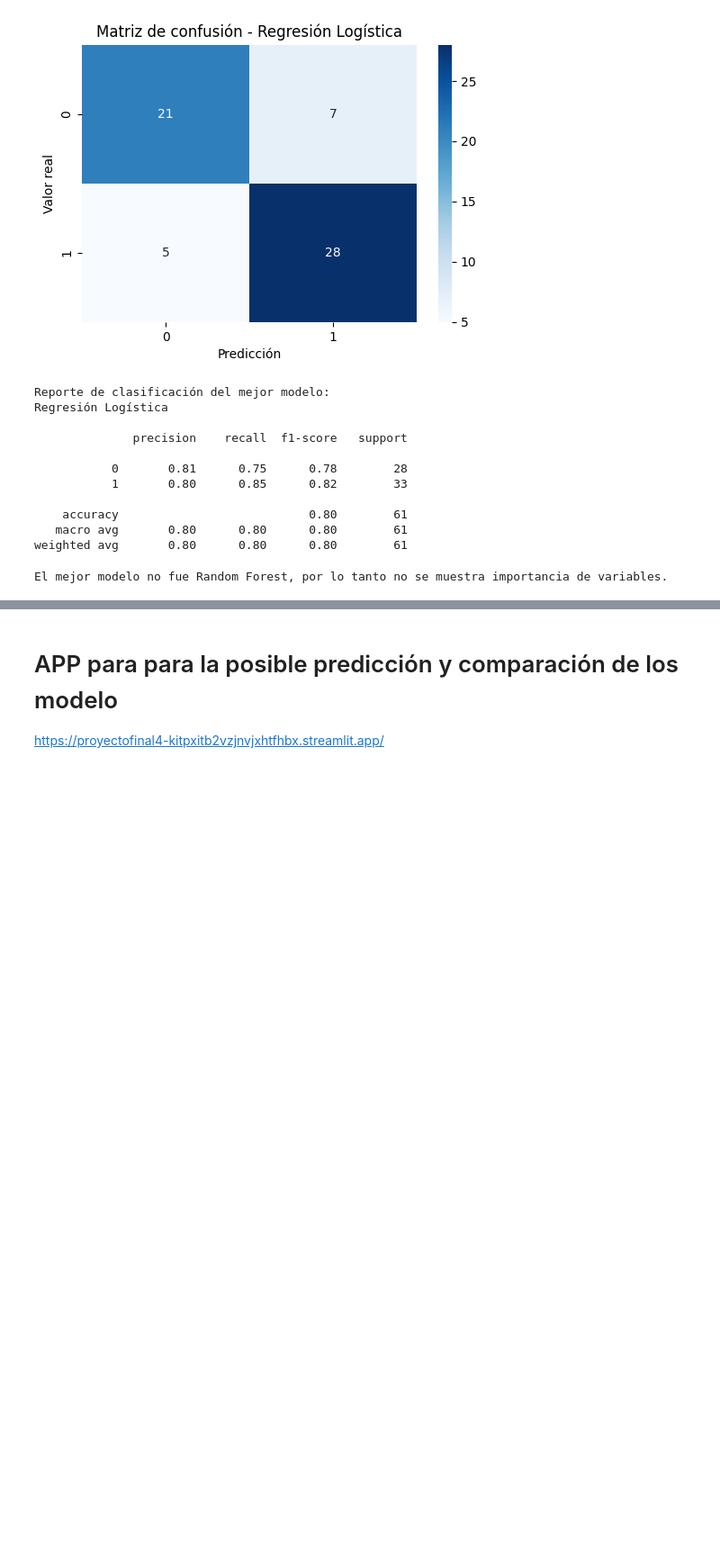
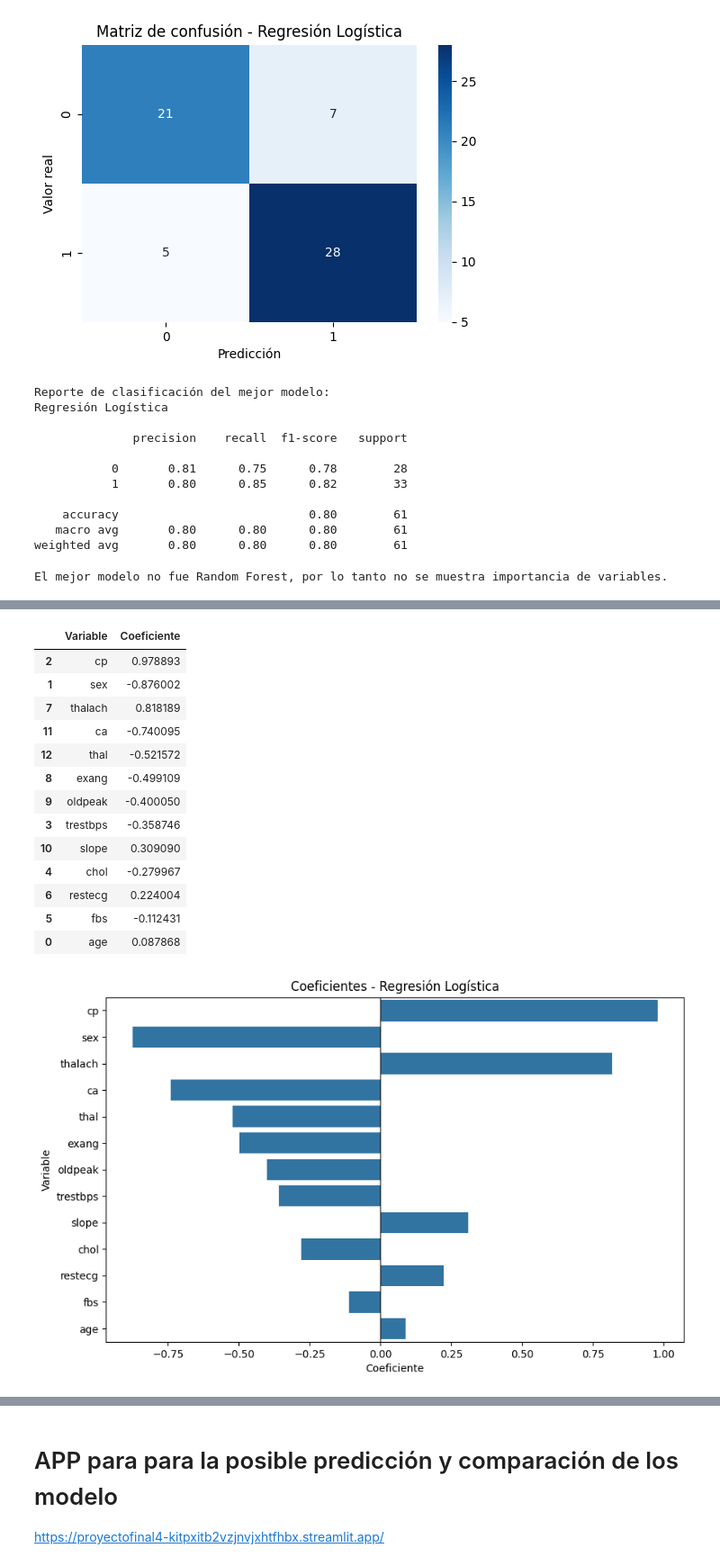
Before and after one commit to SalvadorCM786/proyectoFinal4, a Jupyter notebook: proyectiFinal4scm.ipynb, the cells around one changed output, grey strips where cells are left out. Shown at 90% size. Drawn from its saved outputs; the diff is of its cells as text; code cells hidden in the pictures; blank space fills up the shorter version.

```diff
--- a/proyectiFinal4scm.ipynb
+++ b/proyectiFinal4scm.ipynb
@@ -399,0 +422,32 @@ El mejor modelo no fue Random Forest, por lo tanto no se muestra importancia de
+# %%
+if best_model_name == "Regresión Logística":
+    coef_df = pd.DataFrame({
+        "Variable": X.columns,
+        "Coeficiente": best_model.coef_[0]
+    }).sort_values(by="Coeficiente", key=abs, ascending=False)
+
+    display(coef_df)
+
+    plt.figure(figsize=(10, 6))
+    sns.barplot(data=coef_df, x="Coeficiente", y="Variable")
+    plt.title("Coeficientes - Regresión Logística")
+    plt.axvline(0, color="black", linewidth=0.8)
+    plt.show()
+else:
+    print("El mejor modelo no fue Regresión Logística, por lo tanto no se muestran sus coeficientes.")
+# %% [output]
+|  | Variable | Coeficiente |
+| 2 | cp | 0.978893 |
+| 1 | sex | -0.876002 |
+| 7 | thalach | 0.818189 |
+| 11 | ca | -0.740095 |
+| 12 | thal | -0.521572 |
+| 8 | exang | -0.499109 |
+| 9 | oldpeak | -0.400050 |
+| 3 | trestbps | -0.358746 |
+| 10 | slope | 0.309090 |
+| 4 | chol | -0.279967 |
+| 6 | restecg | 0.224004 |
+| 5 | fbs | -0.112431 |
+| 0 | age | 0.087868 |
+[figure, added]
```
Also changed, not shown: parts of 9 cells of this notebook, 1 other file.
